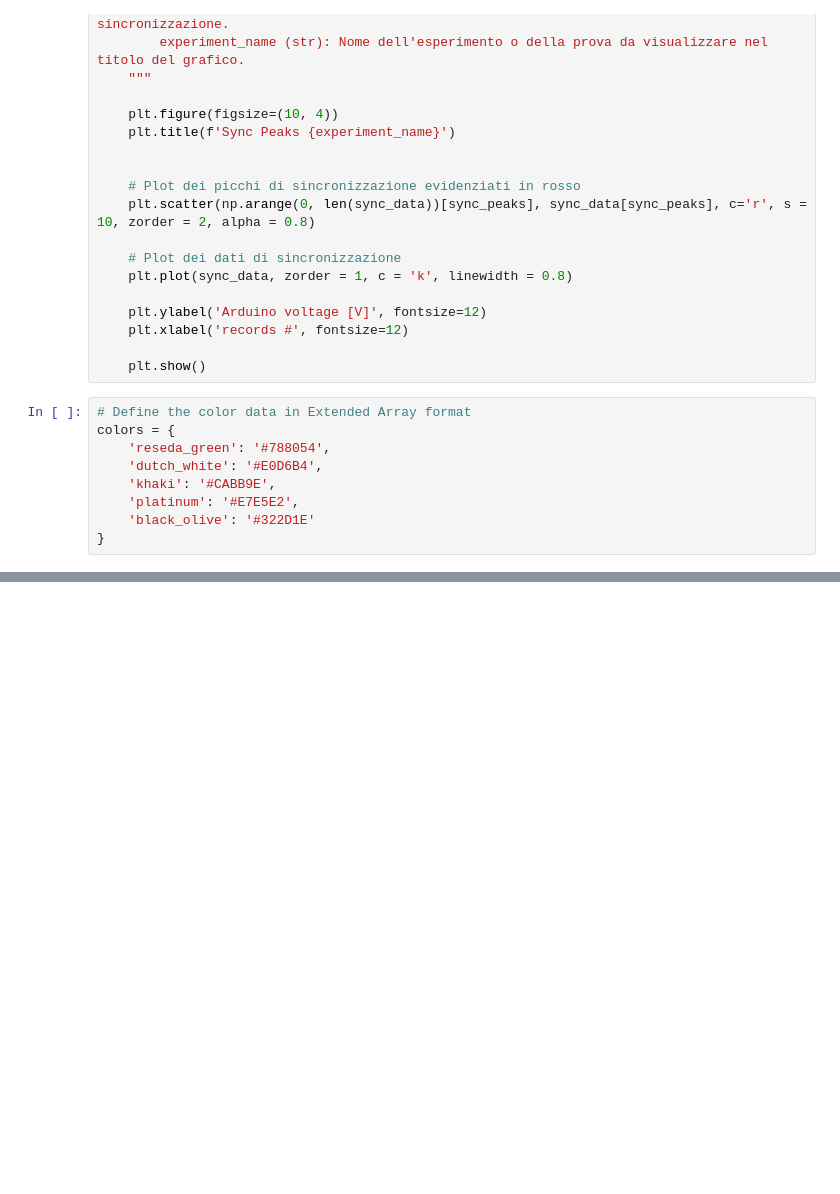
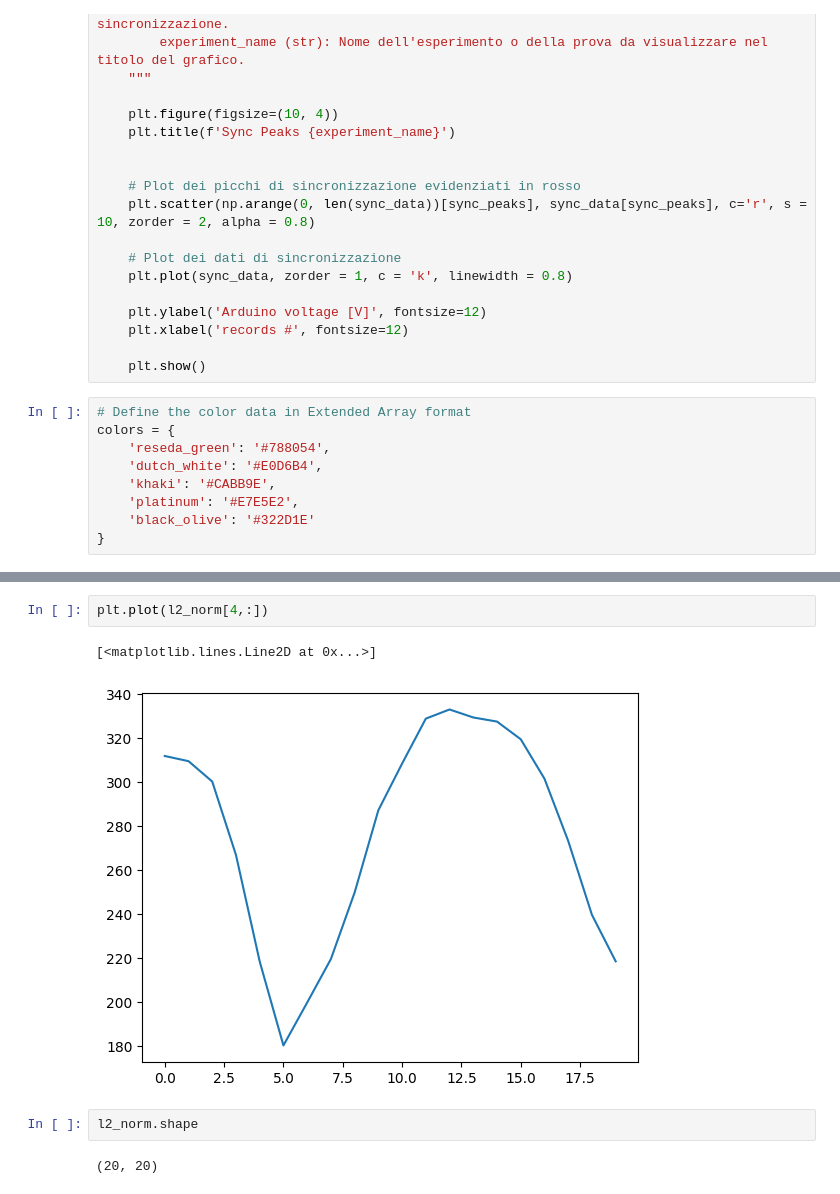
Before and after one commit to Bic10/lab_UW, a Jupyter notebook: notebooks/analize_l2_norm_velocity.ipynb, the cells around one changed output, grey strips where cells are left out. Saved outputs shown, nothing was run; the diff lists cells and outputs as text; blank space fills up the shorter version.

```diff
--- a/notebooks/analize_l2_norm_velocity.ipynb
+++ b/notebooks/analize_l2_norm_velocity.ipynb
@@ -165,0 +140,9 @@ plt.yticks(fontsize=0.7*font_size)
+# %%
+plt.plot(l2_norm[4,:])
+# %% [output]
+[<matplotlib.lines.Line2D at 0x...>]
+[figure, added]
+# %%
+l2_norm.shape
+# %% [output]
+(20, 20)
```
Also changed, not shown: parts of 5 cells of this notebook, 7 other files.
